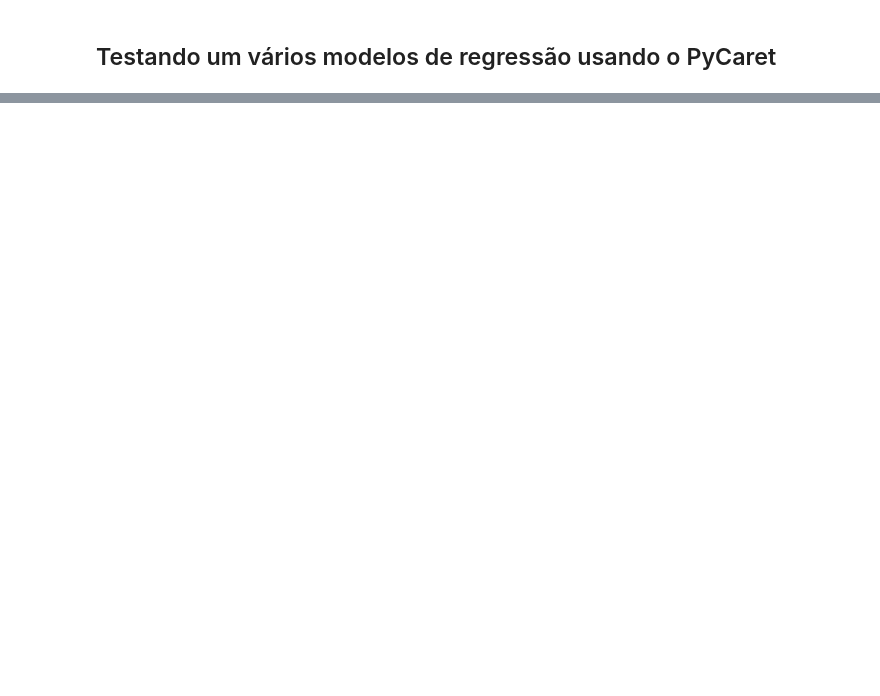
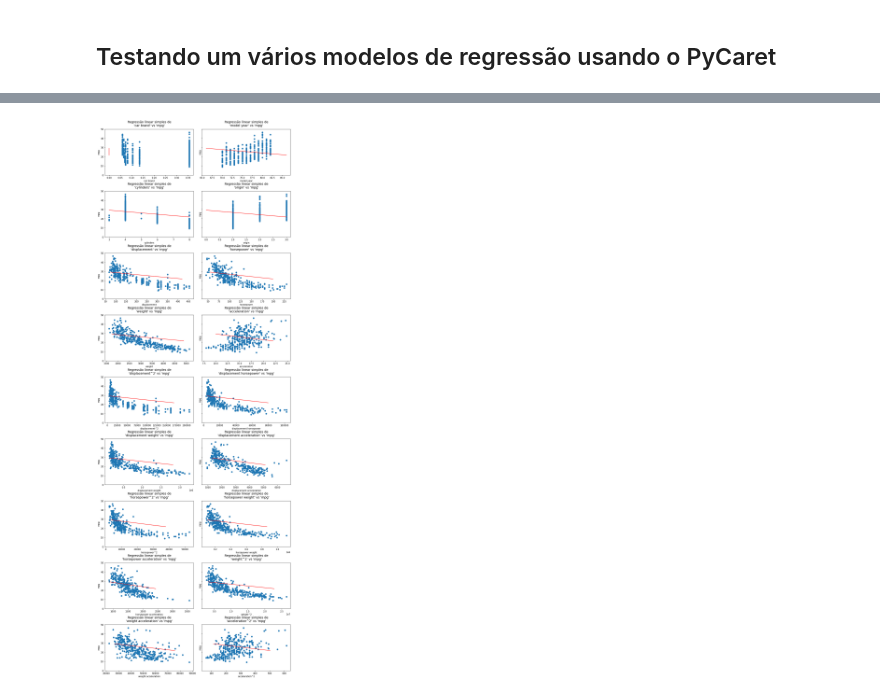
Before and after one commit to Carne-de-Pescoco/kaggle-used-car, a Jupyter notebook: notebooks/3_modeling_evaluation_suto.ipynb, the cells around one changed output, grey strips where cells are left out. Cells and saved outputs as stored; diff of their text form; code cells hidden in the pictures; blank space fills up the shorter version.

```diff
--- a/notebooks/3_modeling_evaluation_suto.ipynb
+++ b/notebooks/3_modeling_evaluation_suto.ipynb
@@ -94,0 +202,29 @@ IntProgress(value=0, description='Processing: ', max=99)
+# %%
+fig, axs = plt.subplots(ncols=2, nrows=9, figsize=(15,45), sharey=True, gridspec_kw={'hspace': .35, 'wspace': .1})
+
+row = col = 0
+
+for i, feature in enumerate(lst_columns):
+    axs[row, col].scatter(data=X_train_encoded, x=feature, y="mpg")
+    axs[row, col].plot(df_reg[feature], df_reg["y_pred_mpg"], color='red')
+    axs[row, col].set_title("Regressão linear simples de\n'"+feature+"' vs 'mpg'",
+                            fontdict={'fontsize':14}, pad=12)
+    axs[row, col].set(ylim=[0,50], xlabel=feature);
+
+#     textstr = f""" Equação da reta: \n{str_equation}"""
+
+    props = dict(boxstyle='round', facecolor='wheat', alpha=0.25)
+
+#     axs[row, col].text(.65, 0.96, textstr, transform=axs[row, col].transAxes, fontsize=12,
+#         verticalalignment='top', bbox=props, color='red');
+
+    if (i+1)%2!=0:
+        col += 1
+    else:
+        col = 0
+        row += 1
+
+for ax in axs.flat:
+    ax.set(ylabel='mpg')
+# %% [output]
+[figure, added]
```
Also changed, not shown: parts of 15 cells of this notebook, 4 other files.
